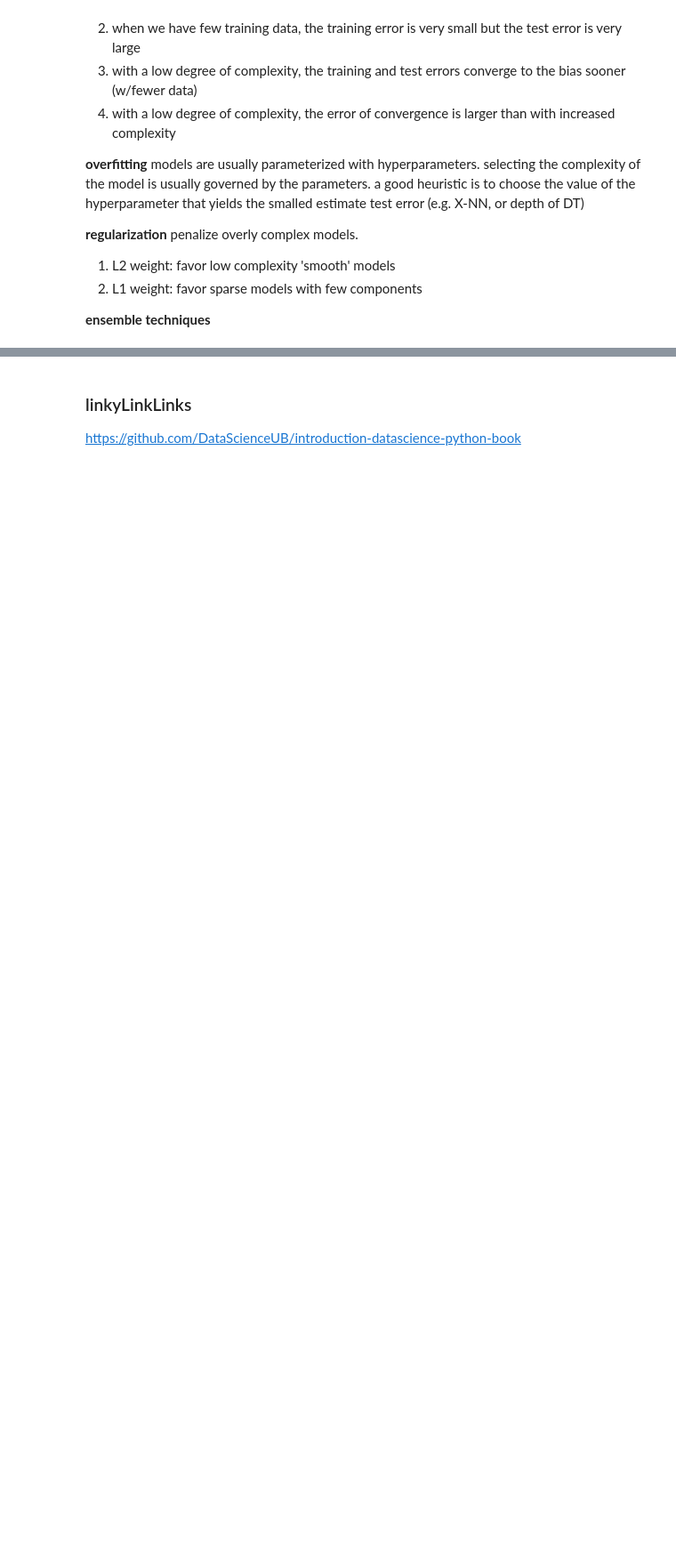
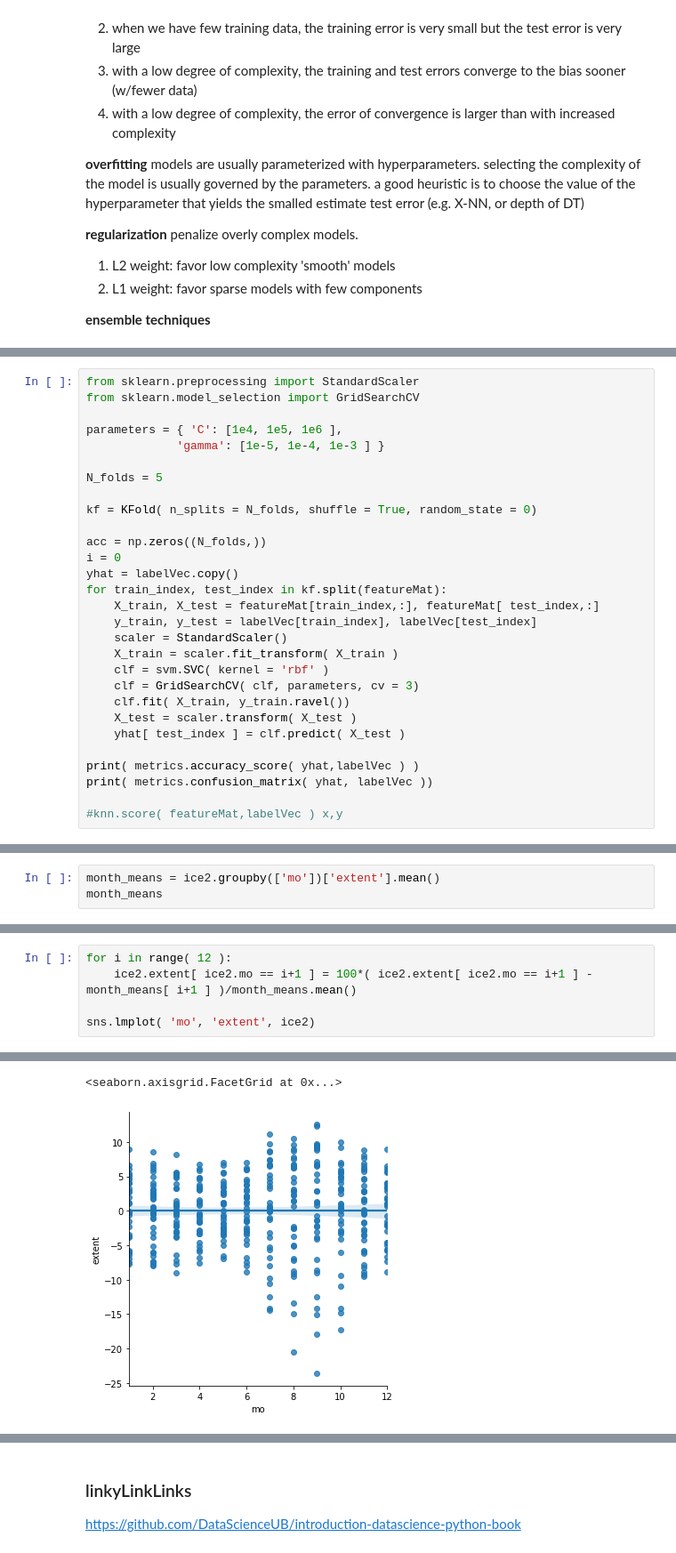
Before and after one commit to SmilodonCub/ReadingLearningTinkering, a Jupyter notebook: Intro2DataScience_IgualSegui_Notes.ipynb, the cells around one changed output, grey strips where cells are left out. Shown: that part at 89% size. Drawn from its saved outputs; the diff is of its cells as text; blank space fills up the shorter version.

```diff
--- a/Intro2DataScience_IgualSegui_Notes.ipynb
+++ b/Intro2DataScience_IgualSegui_Notes.ipynb
@@ -1266,0 +1391,29 @@ This type of classifier comparison is known as **cross-validation**. There are o
+# %%
+from sklearn.preprocessing import StandardScaler
+from sklearn.model_selection import GridSearchCV
+
+parameters = { 'C': [1e4, 1e5, 1e6 ],
+             'gamma': [1e-5, 1e-4, 1e-3 ] }
+
+N_folds = 5
+
+kf = KFold( n_splits = N_folds, shuffle = True, random_state = 0)
+
+acc = np.zeros((N_folds,))
+i = 0
+yhat = labelVec.copy()
+for train_index, test_index in kf.split(featureMat):
+    X_train, X_test = featureMat[train_index,:], featureMat[ test_index,:]
+    y_train, y_test = labelVec[train_index], labelVec[test_index]
+    scaler = StandardScaler()
+    X_train = scaler.fit_transform( X_train )
+    clf = svm.SVC( kernel = 'rbf' )
+    clf = GridSearchCV( clf, parameters, cv = 3)
+    clf.fit( X_train, y_train.ravel())
+    X_test = scaler.transform( X_test )
+    yhat[ test_index ] = clf.predict( X_test )
+
+print( metrics.accuracy_score( yhat,labelVec ) )
+print( metrics.confusion_matrix( yhat, labelVec ))
+
+#knn.score( featureMat,labelVec ) x,y
@@ -1266,0 +1463,3 @@ This type of classifier comparison is known as **cross-validation**. There are o
+# %%
+month_means = ice2.groupby(['mo'])['extent'].mean()
+month_means
@@ -1266,0 +1481,6 @@ This type of classifier comparison is known as **cross-validation**. There are o
+# %%
+for i in range( 12 ):
+    ice2.extent[ ice2.mo == i+1 ] = 100*( ice2.extent[ ice2.mo == i+1 ] - month_means[ i+1 ] )/month_means.mean()
+
+sns.lmplot( 'mo', 'extent', ice2)
+# %% [output]
@@ -1266,0 +1495,2 @@ This type of classifier comparison is known as **cross-validation**. There are o
+<seaborn.axisgrid.FacetGrid at 0x...>
+[figure, added]
```
Also changed, not shown: parts of 35 cells of this notebook.
